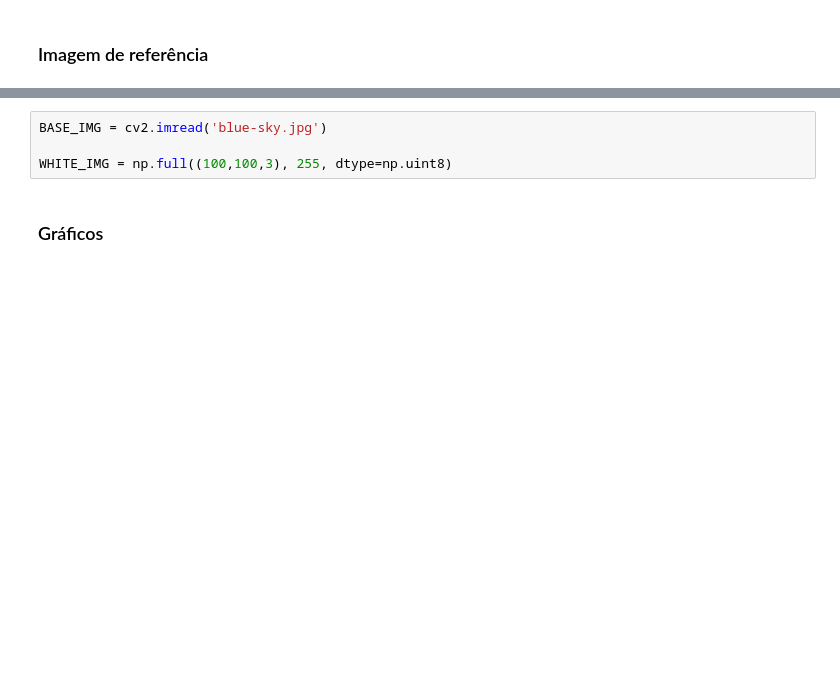
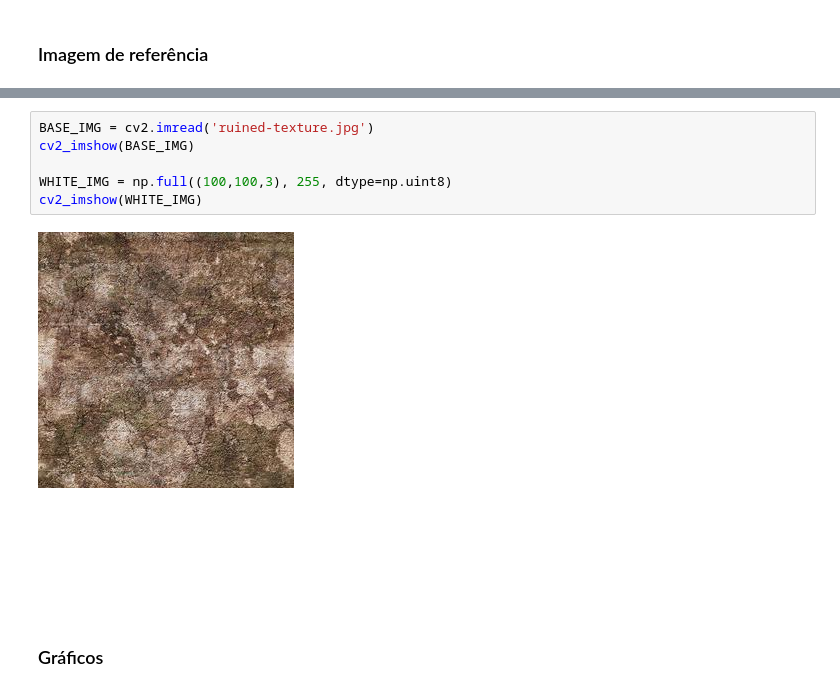
Before and after one commit to viniciusvmda/procedural-texture, a Jupyter notebook: gp.ipynb, the cells around one changed output, grey strips where cells are left out. Cells and saved outputs as stored; diff of their text form; blank space fills up the shorter version.

```diff
--- a/gp.ipynb
+++ b/gp.ipynb
@@ -68,7 +68,12 @@ Saving blue-sky.jpg to blue-sky.jpg
 # %%
-BASE_IMG = cv2.imread('blue-sky.jpg')
+BASE_IMG = cv2.imread('ruined-texture.jpg')
+cv2_imshow(BASE_IMG)
 
 WHITE_IMG = np.full((100,100,3), 255, dtype=np.uint8)
+cv2_imshow(WHITE_IMG)
+# %% [output]
+[figure, added]
+[figure, added]
 # %% [markdown]
 ### Gráficos
 # %%
```
Also changed, not shown: parts of 4 cells of this notebook.
